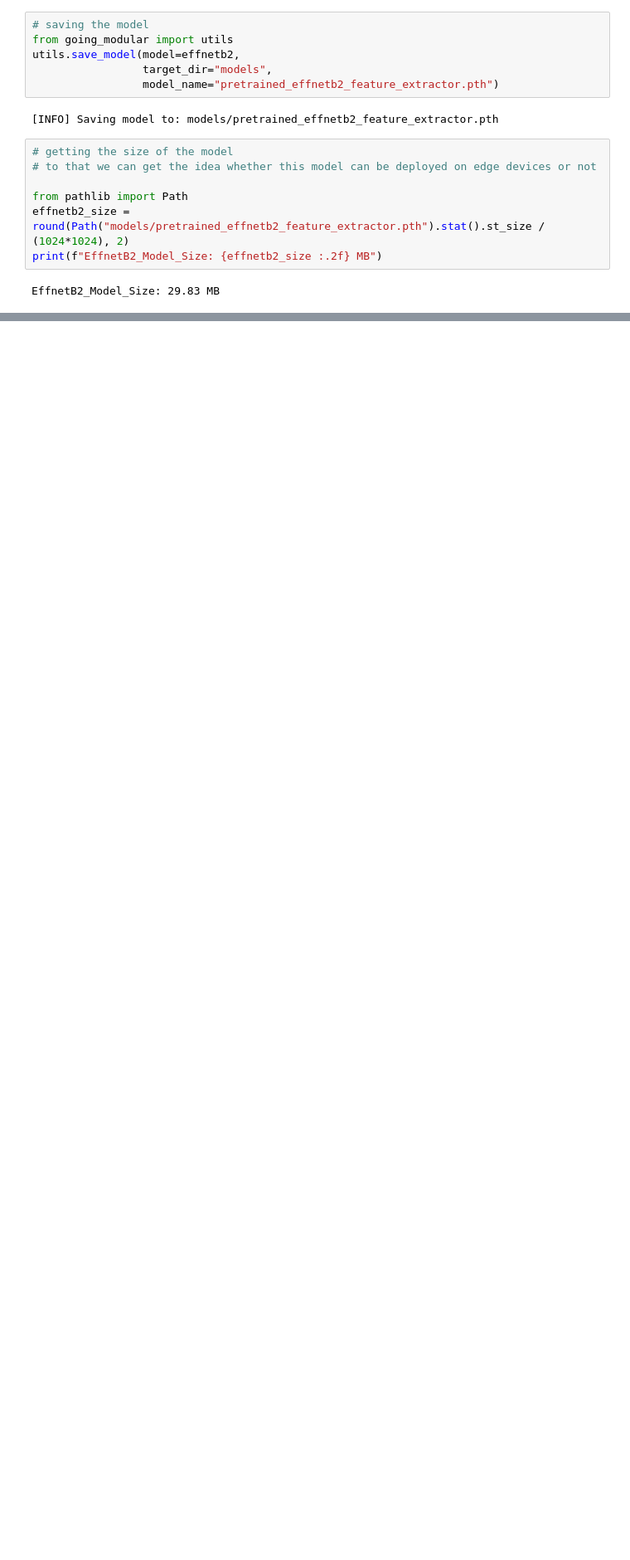
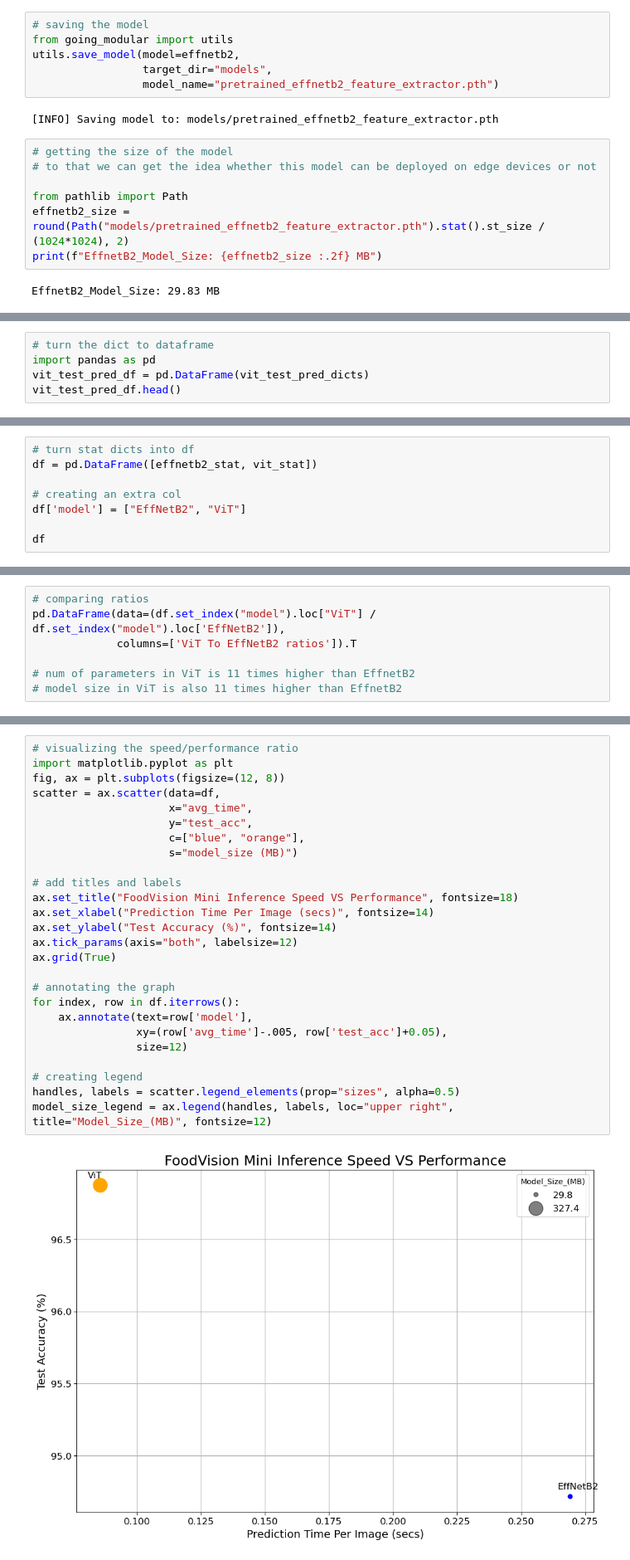
Before and after one commit to pratik-kadlak/Pytorch, a Jupyter notebook: 10. Model Deployment/model_deployment.ipynb, the cells around one changed output, grey strips where cells are left out. Shown at 83% size. Cells and saved outputs as stored; diff of their text form; blank space fills up the shorter version.

```diff
--- a/10. Model Deployment/model_deployment.ipynb
+++ b/10. Model Deployment/model_deployment.ipynb
@@ -286,0 +532,5 @@ effnetb2_stat
+# %%
+# turn the dict to dataframe
+import pandas as pd
+vit_test_pred_df = pd.DataFrame(vit_test_pred_dicts)
+vit_test_pred_df.head()
@@ -286,0 +556,8 @@ effnetb2_stat
+# %%
+# turn stat dicts into df
+df = pd.DataFrame([effnetb2_stat, vit_stat])
+
+# creating an extra col
+df['model'] = ["EffNetB2", "ViT"]
+
+df
@@ -286,0 +568,7 @@ effnetb2_stat
+# %%
+# comparing ratios
+pd.DataFrame(data=(df.set_index("model").loc["ViT"] / df.set_index("model").loc['EffNetB2']),
+             columns=['ViT To EffNetB2 ratios']).T
+
+# num of parameters in ViT is 11 times higher than EffnetB2
+# model size in ViT is also 11 times higher than EffnetB2
@@ -286,0 +578,28 @@ effnetb2_stat
+# %%
+# visualizing the speed/performance ratio
+import matplotlib.pyplot as plt
+fig, ax = plt.subplots(figsize=(12, 8))
+scatter = ax.scatter(data=df,
+                     x="avg_time",
+                     y="test_acc",
+                     c=["blue", "orange"],
+                     s="model_size (MB)")
+
+# add titles and labels
+ax.set_title("FoodVision Mini Inference Speed VS Performance", fontsize=18)
+ax.set_xlabel("Prediction Time Per Image (secs)", fontsize=14)
+ax.set_ylabel("Test Accuracy (%)", fontsize=14)
+ax.tick_params(axis="both", labelsize=12)
+ax.grid(True)
+
+# annotating the graph
+for index, row in df.iterrows():
+    ax.annotate(text=row['model'],
+                xy=(row['avg_time']-.005, row['test_acc']+0.05),
+                size=12)
+
+# creating legend
+handles, labels = scatter.legend_elements(prop="sizes", alpha=0.5)
+model_size_legend = ax.legend(handles, labels, loc="upper right", title="Model_Size_(MB)", fontsize=12)
+# %% [output]
+[figure, added]
```
Also changed, not shown: parts of 29 cells of this notebook, 2 other files.
